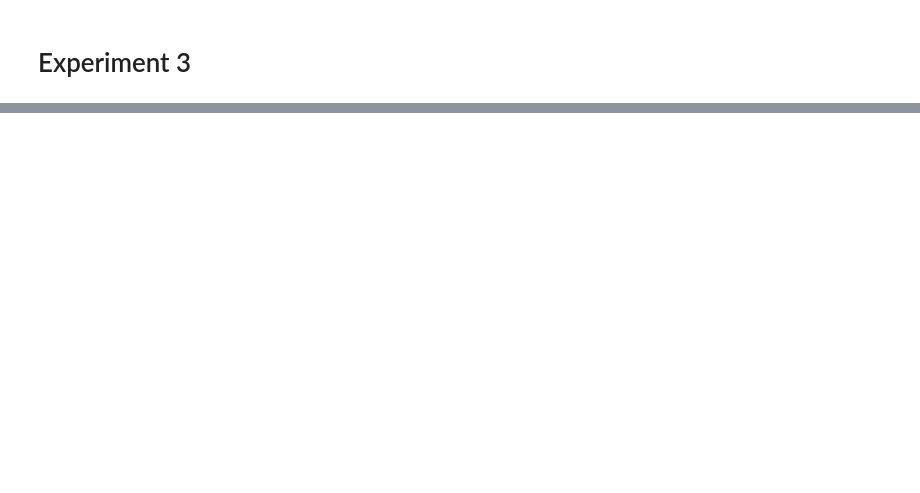
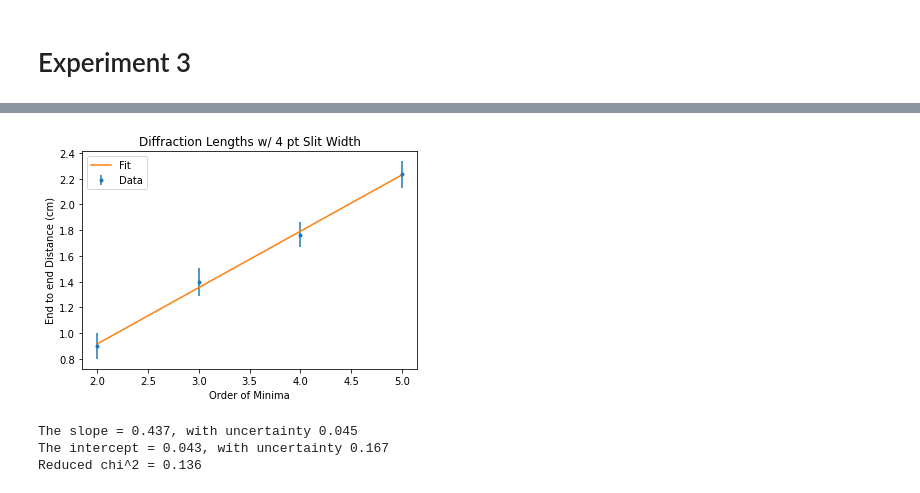
Before and after one commit to matthew-ding/physics5cl, a Jupyter notebook: Lab3/Experiment3.ipynb, the cells around one changed output, grey strips where cells are left out. Cells and saved outputs as stored; diff of their text form; code cells hidden in the pictures; blank space fills up the shorter version.

```diff
--- a/Lab3/Experiment3.ipynb
+++ b/Lab3/Experiment3.ipynb
@@ -48,0 +83,35 @@ Reduced chi^2 = 0.015
+# %%
+# Slit Width 4 pts
+m = np.array([2,3,4,5])
+distance = np.array([np.mean([0.9,0.9,0.9]), np.mean([1.3,1.4,1.5]), np.mean([1.8,1.75,1.75]),np.mean([2.3,2.2,2.2])])  # cm
+
+# standard error
+yerr = np.array([np.std([0.9,0.9,0.9]), np.std([1.3,1.4,1.5]), np.std([1.8,1.75,1.75]), np.std([2.3,2.2,2.2])]) / np.sqrt(4)
+yerr = np.sqrt(yerr**2 + 0.1**2)  # measurement uncertainty propagation
+plt.errorbar(m, distance, yerr=yerr, fmt='.',label='Data')
+plt.xlabel('Order of Minima')
+plt.ylabel('End to end Distance (cm)')
+plt.title('Diffraction Lengths w/ 4 pt Slit Width')
+
+a_fit,cov=curve_fit(linearFunc,m,distance,sigma=yerr,absolute_sigma=True)
+inter = a_fit[0]
+slope4 = a_fit[1]
+yfit = inter + slope4*m
+plt.plot(m,yfit,label='Fit')
+d_inter = np.sqrt(cov[0][0])
+d_slope4 = np.sqrt(cov[1][1])
+plt.legend()
+plt.show()
+
+print(f'The slope = {np.round(slope4, 3)}, with uncertainty {np.round(d_slope4, 3)}')
+print(f'The intercept = {np.round(inter, 3)}, with uncertainty {np.round(d_inter, 3)}')
+
+chisqr = sum((distance-linearFunc(m,inter,slope4))**2/yerr**2)
+dof = len(distance) - 2
+chisqr_red = chisqr/dof
+print(f'Reduced chi^2 = {np.round(chisqr_red, 3)}')
+# %% [output]
+[figure, added]
+The slope = 0.437, with uncertainty 0.045
+The intercept = 0.043, with uncertainty 0.167
+Reduced chi^2 = 0.136
```
Also changed, not shown: parts of 5 cells of this notebook, 1 other file.
